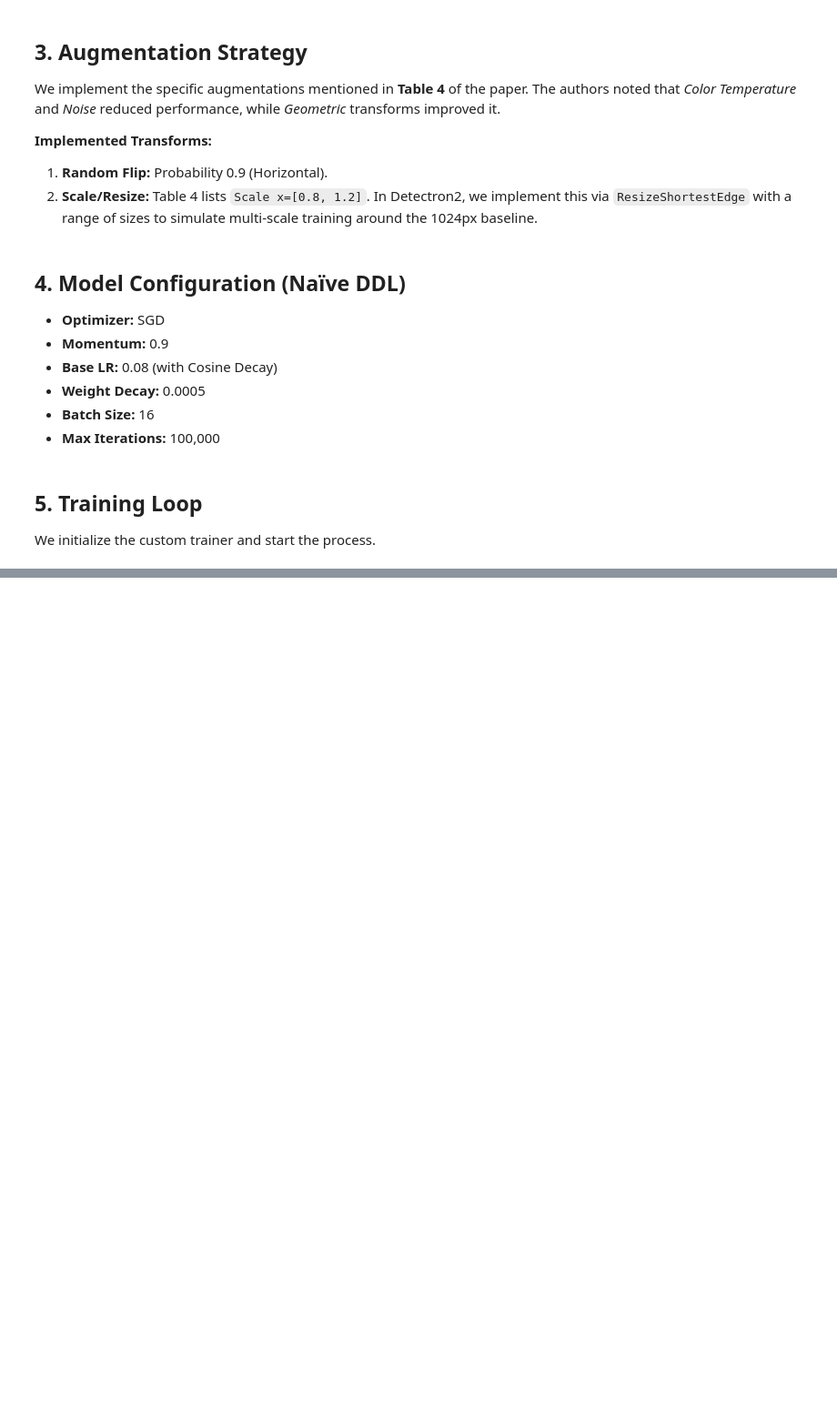
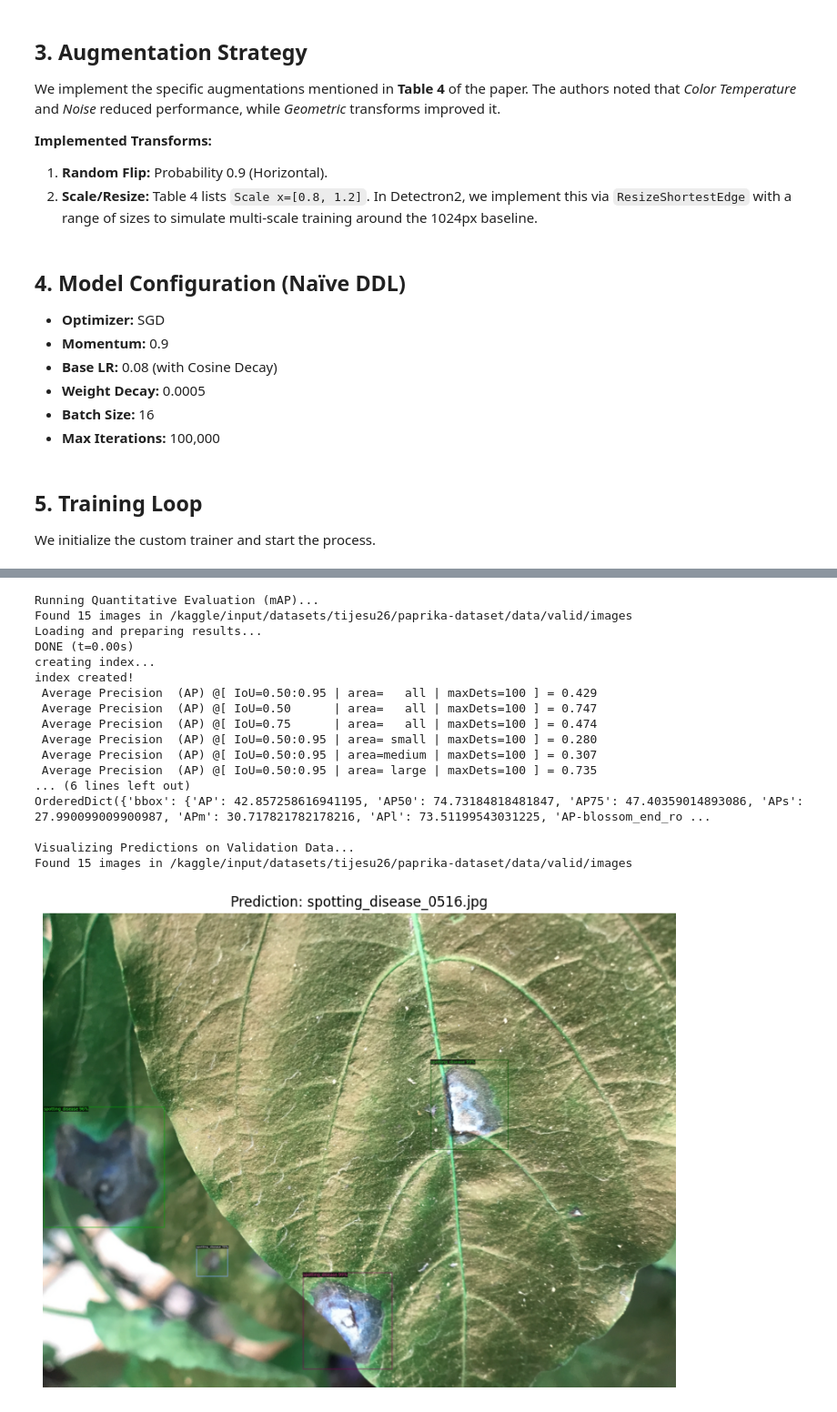
Before and after one commit to tijesu24/Plant-disease-Recognition-papers, a Jupyter notebook: Papers/Ilyas et all DIANAS Paprika 2022/paprika naive DDL code.ipynb, the cells around one changed output, grey strips where cells are left out. Shown at 91% size. Drawn from its saved outputs; the diff is of its cells as text; code cells hidden in the pictures; blank space fills up the shorter version.

Commit message:
Kaggle Notebook | Paprika DDL implementation | Version 3

```diff
--- a/Papers/Ilyas et all DIANAS Paprika 2022/paprika naive DDL code.ipynb
+++ b/Papers/Ilyas et all DIANAS Paprika 2022/paprika naive DDL code.ipynb
@@ -395,0 +327,79 @@ WARNING [02/20 00:38:38 d2.engine.defaults]: No evaluator found. Use `DefaultTra
+# %%
+from detectron2.engine import DefaultPredictor
+from detectron2.evaluation import COCOEvaluator, inference_on_dataset
+from detectron2.data import build_detection_test_loader
+import random
+
+# ==========================================
+# 1. LOAD THE TRAINED WEIGHTS
+# ==========================================
+# UPDATE THIS PATH to wherever your model_final.pth is located
+cfg.MODEL.WEIGHTS = "/kaggle/input/notebooks/tijesu26/paprika-ddl-implementation/output/naive_ddl/model_final.pth"
+
+# Set a threshold: only display predictions the model is at least 50% confident about
+cfg.MODEL.ROI_HEADS.SCORE_THRESH_TEST = 0.5
+
+# Create the predictor object using your trained weights
+predictor = DefaultPredictor(cfg)
+
+
+# ==========================================
+# 2. QUANTITATIVE EVALUATION (mAP Score)
+# ==========================================
+print("Running Quantitative Evaluation (mAP)...")
+evaluator = COCOEvaluator("paprika_valid", output_dir=OUTPUT_DIR)
+val_loader = build_detection_test_loader(cfg, "paprika_valid")
+
+# This will print out a table with your AP, AP50, AP75 scores
+evaluation_results = inference_on_dataset(predictor.model, val_loader, evaluator)
+print(evaluation_results)
+
+
+# ==========================================
+# 3. QUALITATIVE VISUALIZATION (See the boxes!)
+# ==========================================
+print("\nVisualizing Predictions on Validation Data...")
+val_dataset = DatasetCatalog.get("paprika_valid")
+
+# Pick 3 random images from the validation set
+for d in random.sample(val_dataset, 3):
+    im = cv2.imread(d["file_name"])
+
+    # Run the model on the image
+    outputs = predictor(im)
+
+    # Draw the predictions
+    v = Visualizer(im[:, :, ::-1],
+                   metadata=MetadataCatalog.get("paprika_valid"),
+                   scale=0.5)
+
+    # Adjust text size to be readable
+    v._default_font_size = 15
+
+    out = v.draw_instance_predictions(outputs["instances"].to("cpu"))
+
+    # Display the image
+    plt.figure(figsize=(10, 10))
+    plt.imshow(out.get_image()[:, :, ::-1])
+    plt.title(f"Prediction: {os.path.basename(d['file_name'])}")
+    plt.axis("off")
+    plt.show()
+# %% [output]
+Running Quantitative Evaluation (mAP)...
+Found 15 images in /kaggle/input/datasets/tijesu26/paprika-dataset/data/valid/images
+Loading and preparing results...
+DONE (t=0.00s)
+creating index...
+index created!
+ Average Precision  (AP) @[ IoU=0.50:0.95 | area=   all | maxDets=100 ] = 0.429
+ Average Precision  (AP) @[ IoU=0.50      | area=   all | maxDets=100 ] = 0.747
+ Average Precision  (AP) @[ IoU=0.75      | area=   all | maxDets=100 ] = 0.474
+ Average Precision  (AP) @[ IoU=0.50:0.95 | area= small | maxDets=100 ] = 0.280
+ Average Precision  (AP) @[ IoU=0.50:0.95 | area=medium | maxDets=100 ] = 0.307
+ Average Precision  (AP) @[ IoU=0.50:0.95 | area= large | maxDets=100 ] = 0.735
+... (6 lines left out)
+OrderedDict({'bbox': {'AP': 42.857258616941195, 'AP50': 74.73184818481847, 'AP75': 47.40359014893086, 'APs': 27.990099009900987, 'APm': 30.717821782178216, 'APl': 73.51199543031225, 'AP-blossom_end_ro ...
+
+Visualizing Predictions on Validation Data...
+Found 15 images in /kaggle/input/datasets/tijesu26/paprika-dataset/data/valid/images
+[figure, added]
```
Also changed, not shown: parts of 5 cells of this notebook.
